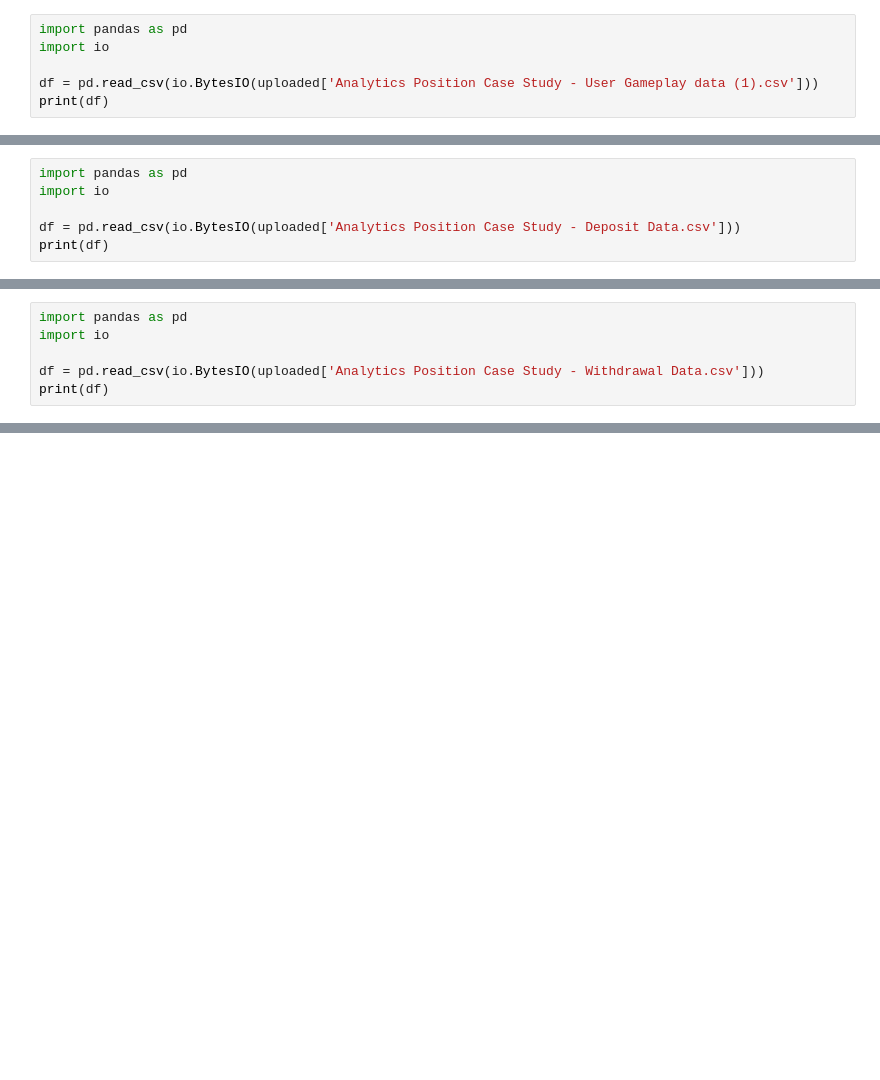
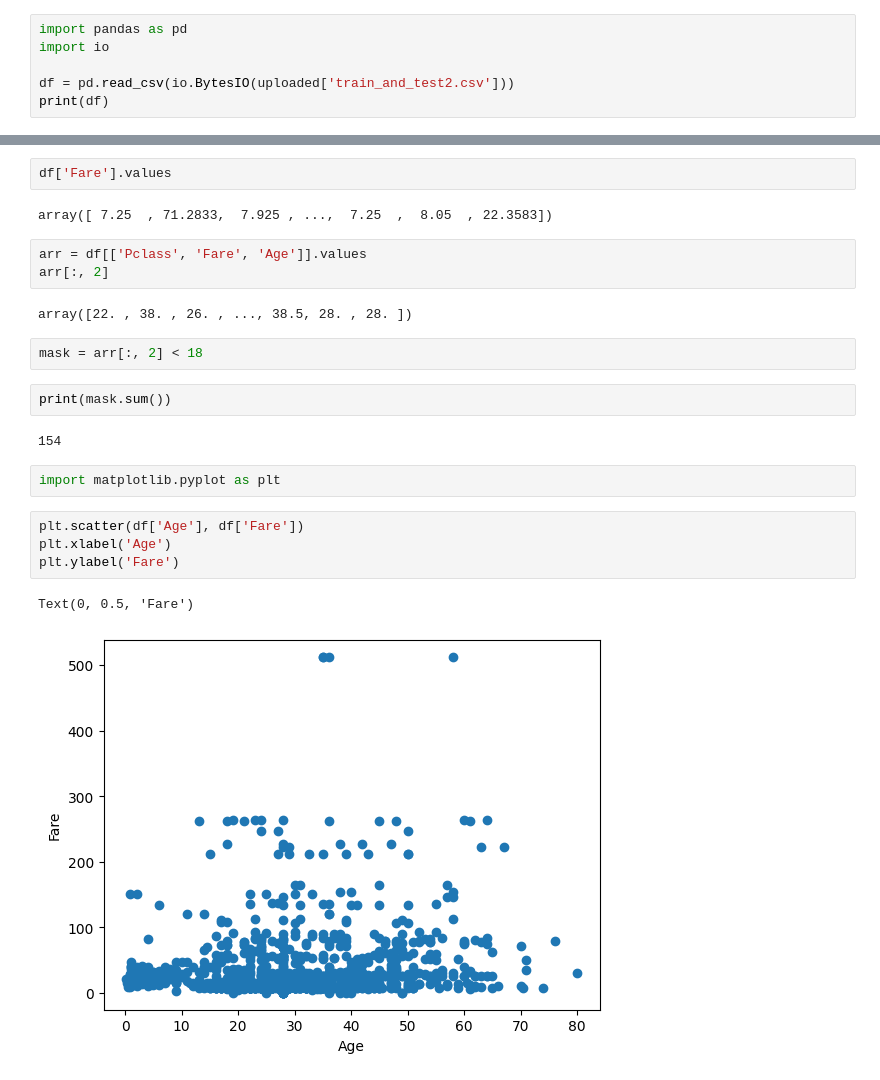
Before and after one commit to samud07/samud07, a Jupyter notebook: Welcome_To_Colaboratory.ipynb, the cells around one changed output, grey strips where cells are left out. Drawn from its saved outputs; the diff is of its cells as text; blank space fills up the shorter version.

```diff
--- a/Welcome_To_Colaboratory.ipynb
+++ b/Welcome_To_Colaboratory.ipynb
@@ -15,6 +38,6 @@ Saving Analytics Position Case Study - User Gameplay data (1).csv to Analytics P
 import pandas as pd
 import io
 
-df = pd.read_csv(io.BytesIO(uploaded['Analytics Position Case Study - User Gameplay data (1).csv']))
+df = pd.read_csv(io.BytesIO(uploaded['train_and_test2.csv']))
 print(df)
 # %% [output]
@@ -46,6 +60,0 @@ Saving Analytics Position Case Study - Deposit Data.csv to Analytics Position Ca
-# %%
-import pandas as pd
-import io
-
-df = pd.read_csv(io.BytesIO(uploaded['Analytics Position Case Study - Deposit Data.csv']))
-print(df)
@@ -78,6 +60,0 @@ Saving Analytics Position Case Study - Withdrawal Data.csv to Analytics Position
-# %%
-import pandas as pd
-import io
-
-df = pd.read_csv(io.BytesIO(uploaded['Analytics Position Case Study - Withdrawal Data.csv']))
-print(df)
@@ -215,0 +107,24 @@ def calculate_loyalty_points(start_date, end_date, slot_name):
+# %%
+df['Fare'].values
+# %% [output]
+array([ 7.25  , 71.2833,  7.925 , ...,  7.25  ,  8.05  , 22.3583])
+# %%
+arr = df[['Pclass', 'Fare', 'Age']].values
+arr[:, 2]
+# %% [output]
+array([22. , 38. , 26. , ..., 38.5, 28. , 28. ])
+# %%
+mask = arr[:, 2] < 18
+# %%
+print(mask.sum())
+# %% [output]
+154
+# %%
+import matplotlib.pyplot as plt
+# %%
+plt.scatter(df['Age'], df['Fare'])
+plt.xlabel('Age')
+plt.ylabel('Fare')
+# %% [output]
+Text(0, 0.5, 'Fare')
+[figure, added]
```
Also changed, not shown: parts of 28 cells of this notebook.
